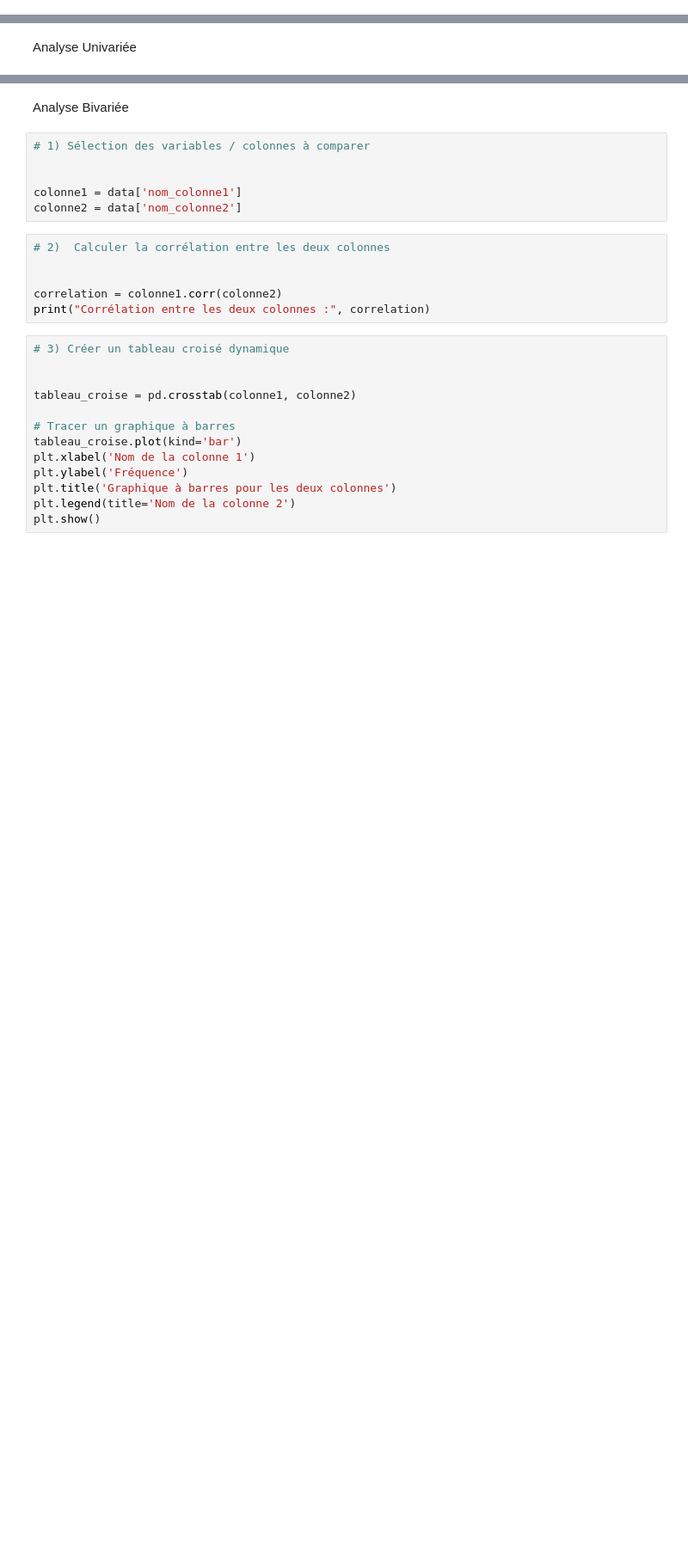
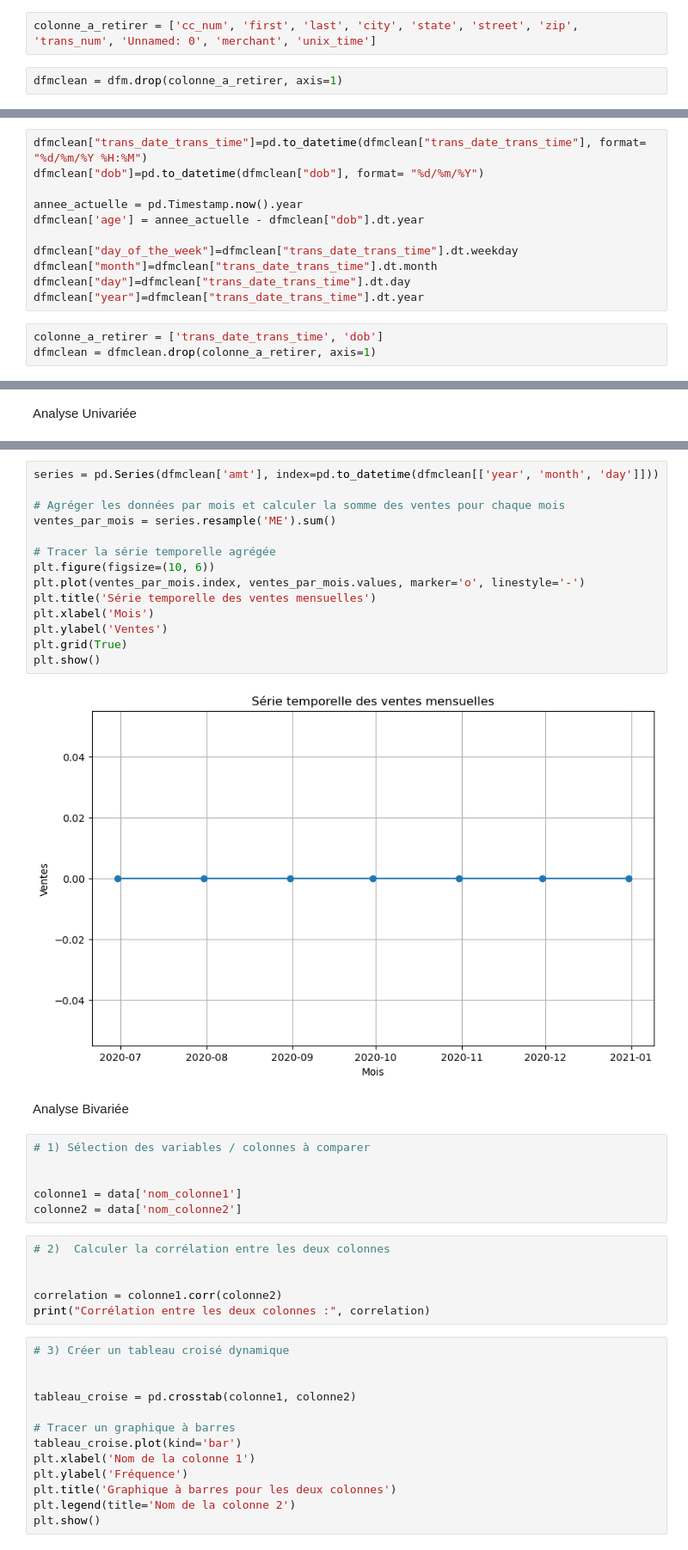
Before and after one commit to PierreSchickele/CC_Fraud_Prediction_ProjetFinal, a Jupyter notebook: Fraud_test_project.ipynb, the cells around one changed output, grey strips where cells are left out. Shown at 86% size. Saved outputs shown, nothing was run; the diff lists cells and outputs as text; blank space fills up the shorter version.

```diff
--- a/Fraud_test_project.ipynb
+++ b/Fraud_test_project.ipynb
@@ -129,0 +137,4 @@ dfm.shape
+# %%
+colonne_a_retirer = ['cc_num', 'first', 'last', 'city', 'state', 'street', 'zip', 'trans_num', 'Unnamed: 0', 'merchant', 'unix_time']
+# %%
+dfmclean = dfm.drop(colonne_a_retirer, axis=1)
@@ -129,0 +150,14 @@ dfm.shape
+# %%
+dfmclean["trans_date_trans_time"]=pd.to_datetime(dfmclean["trans_date_trans_time"], format= "%d/%m/%Y %H:%M")
+dfmclean["dob"]=pd.to_datetime(dfmclean["dob"], format= "%d/%m/%Y")
+
+annee_actuelle = pd.Timestamp.now().year
+dfmclean['age'] = annee_actuelle - dfmclean["dob"].dt.year
+
+dfmclean["day_of_the_week"]=dfmclean["trans_date_trans_time"].dt.weekday
+dfmclean["month"]=dfmclean["trans_date_trans_time"].dt.month
+dfmclean["day"]=dfmclean["trans_date_trans_time"].dt.day
+dfmclean["year"]=dfmclean["trans_date_trans_time"].dt.year
+# %%
+colonne_a_retirer = ['trans_date_trans_time', 'dob']
+dfmclean = dfmclean.drop(colonne_a_retirer, axis=1)
@@ -191,3 +216,19 @@ plt.show()
+# %%
+series = pd.Series(dfmclean['amt'], index=pd.to_datetime(dfmclean[['year', 'month', 'day']]))
+
+# Agréger les données par mois et calculer la somme des ventes pour chaque mois
+ventes_par_mois = series.resample('ME').sum()
+
+# Tracer la série temporelle agrégée
+plt.figure(figsize=(10, 6))
+plt.plot(ventes_par_mois.index, ventes_par_mois.values, marker='o', linestyle='-')
+plt.title('Série temporelle des ventes mensuelles')
+plt.xlabel('Mois')
+plt.ylabel('Ventes')
+plt.grid(True)
+plt.show()
+# %% [output]
+[figure, added]
 # %% [markdown]
 Analyse Bivariée
 # %%
```
Also changed, not shown: parts of 34 cells of this notebook.
